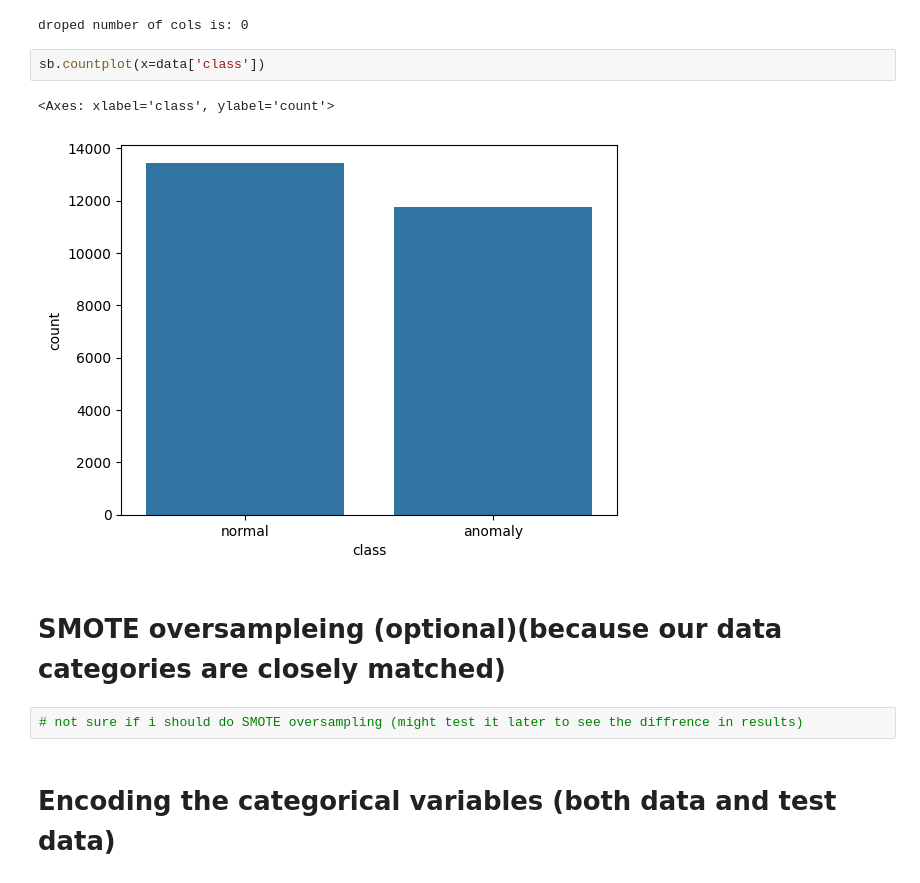
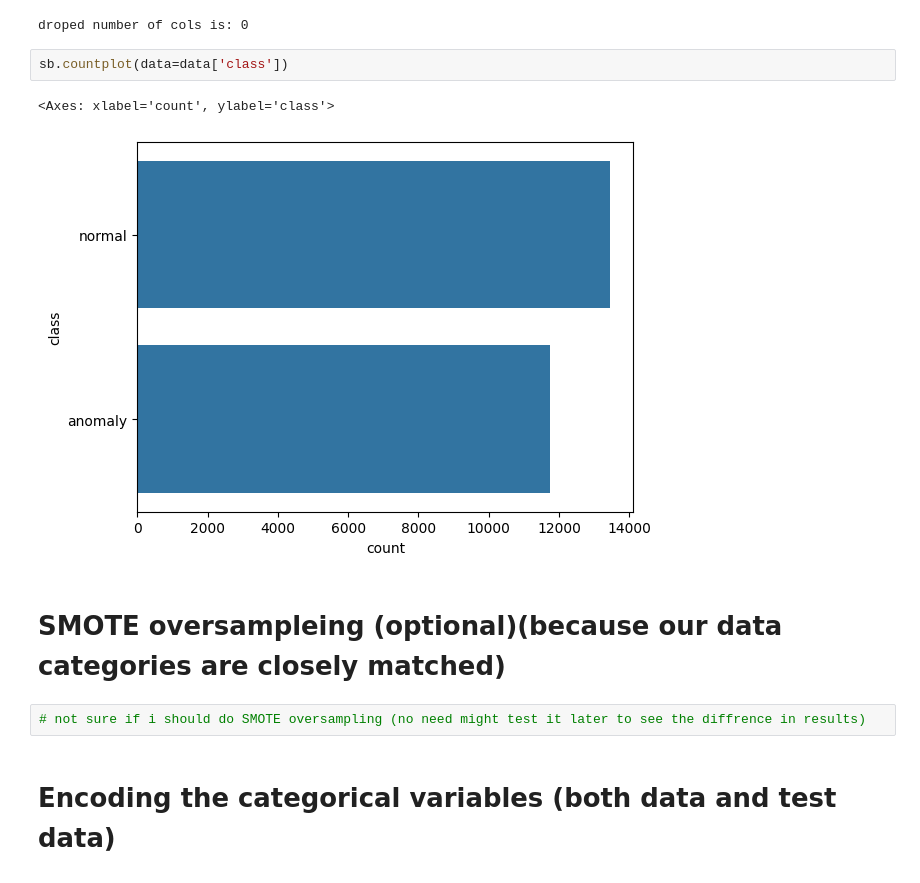
Before and after one commit to csosgic/thesis-repo, a Jupyter notebook: listings/py_proc/data.ipynb, the cells around one changed output. Saved outputs shown, nothing was run; the diff lists cells and outputs as text.

```diff
--- a/listings/py_proc/data.ipynb
+++ b/listings/py_proc/data.ipynb
@@ -92,14 +74,14 @@ print(f"droped number of cols is: {old_num_rows - data.shape[0]}")
 # %% [output]
 droped number of cols is: 0
 # %%
-sb.countplot(x=data['class'])
+sb.countplot(data=data['class'])
 # %% [output]
-<Axes: xlabel='class', ylabel='count'>
+<Axes: xlabel='count', ylabel='class'>
-[figure, old version]
+[figure, new version]
 # %% [markdown]
 # SMOTE oversampleing (optional)(because our data categories are closely matched)
 # %%
-# not sure if i should do SMOTE oversampling (might test it later to see the diffrence in results)
+# not sure if i should do SMOTE oversampling (no need might test it later to see the diffrence in results)
 # %% [markdown]
 # Encoding the categorical variables (both data and test data)
 # %%
```
Also changed, not shown: parts of 14 cells of this notebook, 9 other files.
